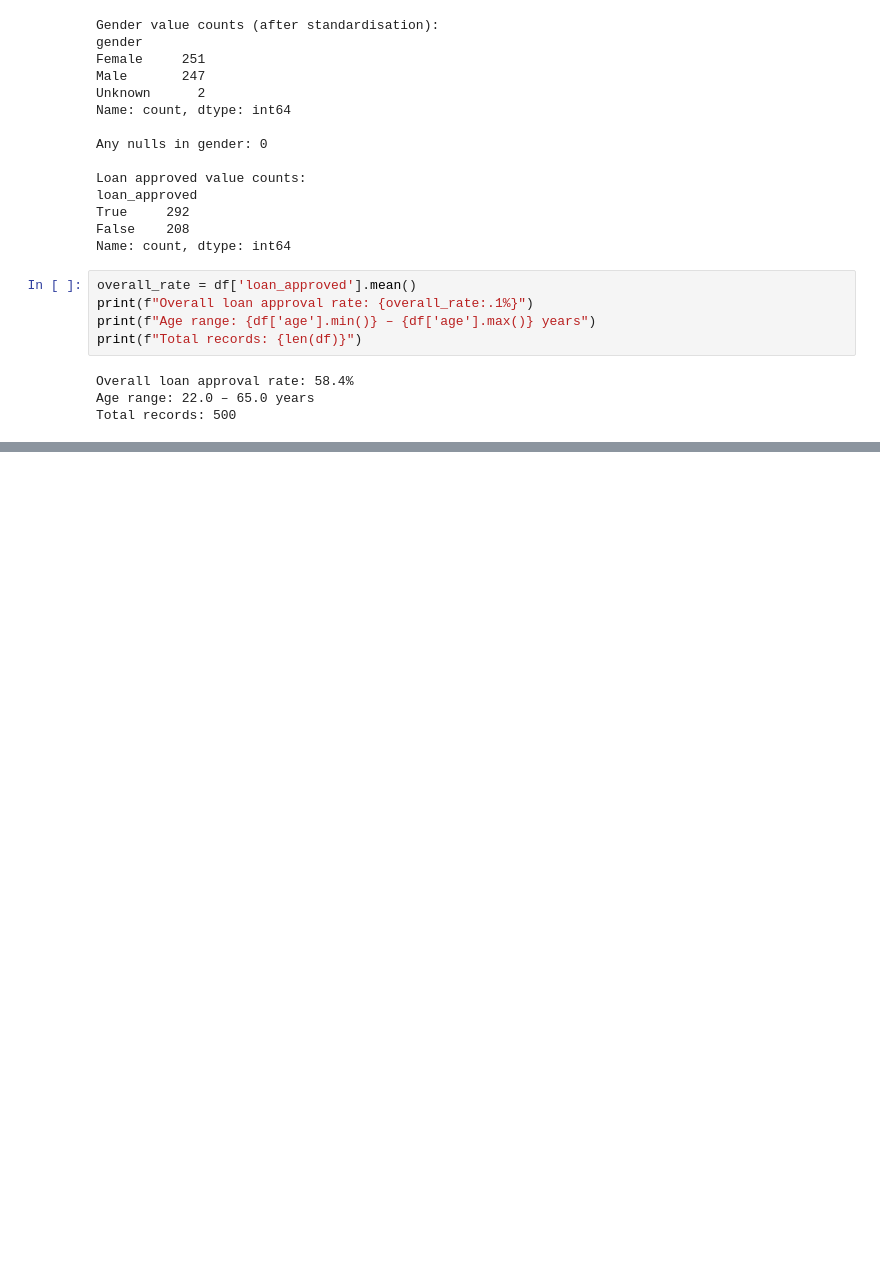
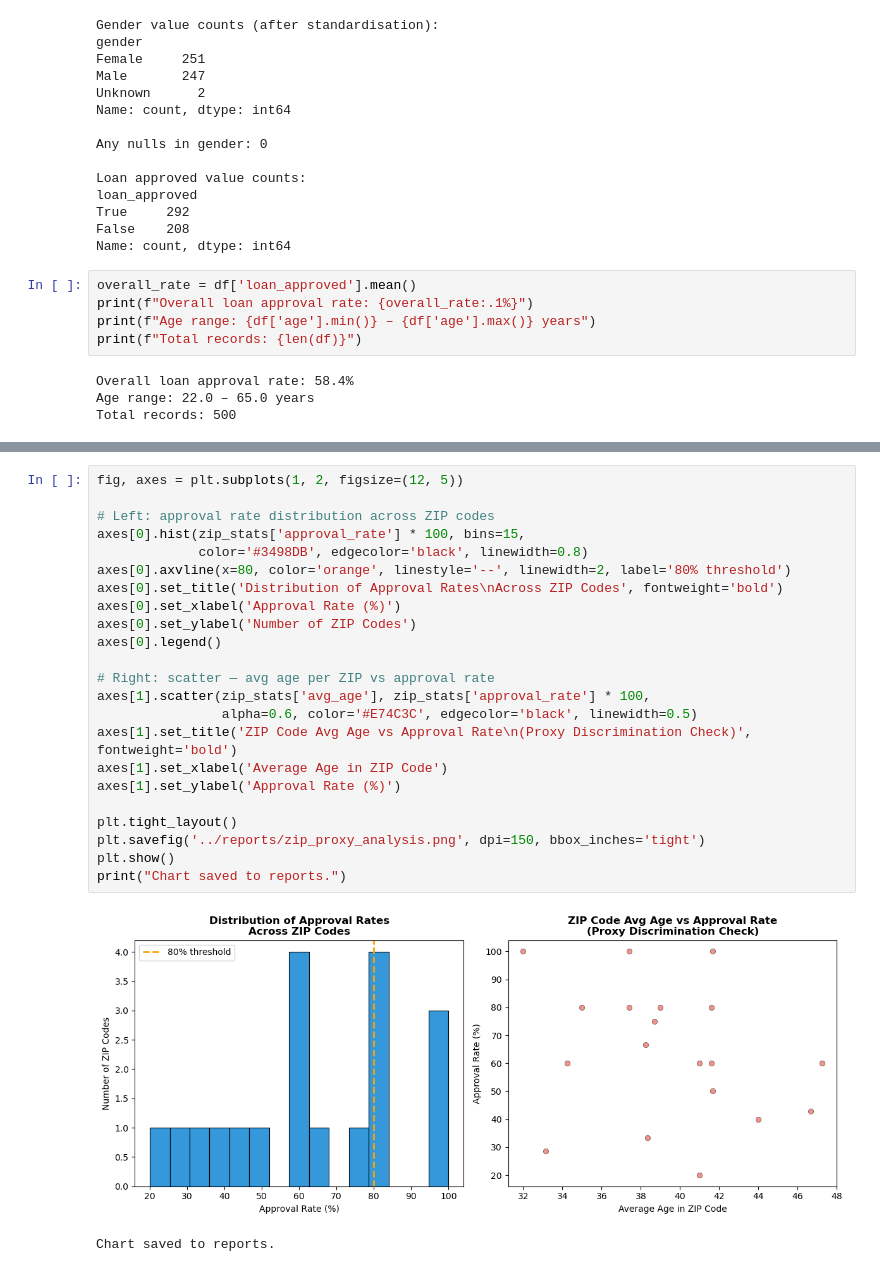
Before and after one commit to leobbaroni/Team13_DEGO_Repo, a Jupyter notebook: notebooks/02-bias-analysis.ipynb, the cells around one changed output, grey strips where cells are left out. Cells and saved outputs as stored; diff of their text form; blank space fills up the shorter version.

```diff
--- a/notebooks/02-bias-analysis.ipynb
+++ b/notebooks/02-bias-analysis.ipynb
@@ -66,0 +327,26 @@ Total records: 500
+# %%
+fig, axes = plt.subplots(1, 2, figsize=(12, 5))
+
+# Left: approval rate distribution across ZIP codes
+axes[0].hist(zip_stats['approval_rate'] * 100, bins=15,
+             color='#3498DB', edgecolor='black', linewidth=0.8)
+axes[0].axvline(x=80, color='orange', linestyle='--', linewidth=2, label='80% threshold')
+axes[0].set_title('Distribution of Approval Rates\nAcross ZIP Codes', fontweight='bold')
+axes[0].set_xlabel('Approval Rate (%)')
+axes[0].set_ylabel('Number of ZIP Codes')
+axes[0].legend()
+
+# Right: scatter — avg age per ZIP vs approval rate
+axes[1].scatter(zip_stats['avg_age'], zip_stats['approval_rate'] * 100,
+                alpha=0.6, color='#E74C3C', edgecolor='black', linewidth=0.5)
+axes[1].set_title('ZIP Code Avg Age vs Approval Rate\n(Proxy Discrimination Check)', fontweight='bold')
+axes[1].set_xlabel('Average Age in ZIP Code')
+axes[1].set_ylabel('Approval Rate (%)')
+
+plt.tight_layout()
+plt.savefig('../reports/zip_proxy_analysis.png', dpi=150, bbox_inches='tight')
+plt.show()
+print("Chart saved to reports.")
+# %% [output]
+[figure, added]
+Chart saved to reports.
```
Also changed, not shown: parts of 11 cells of this notebook, 3 other files.
